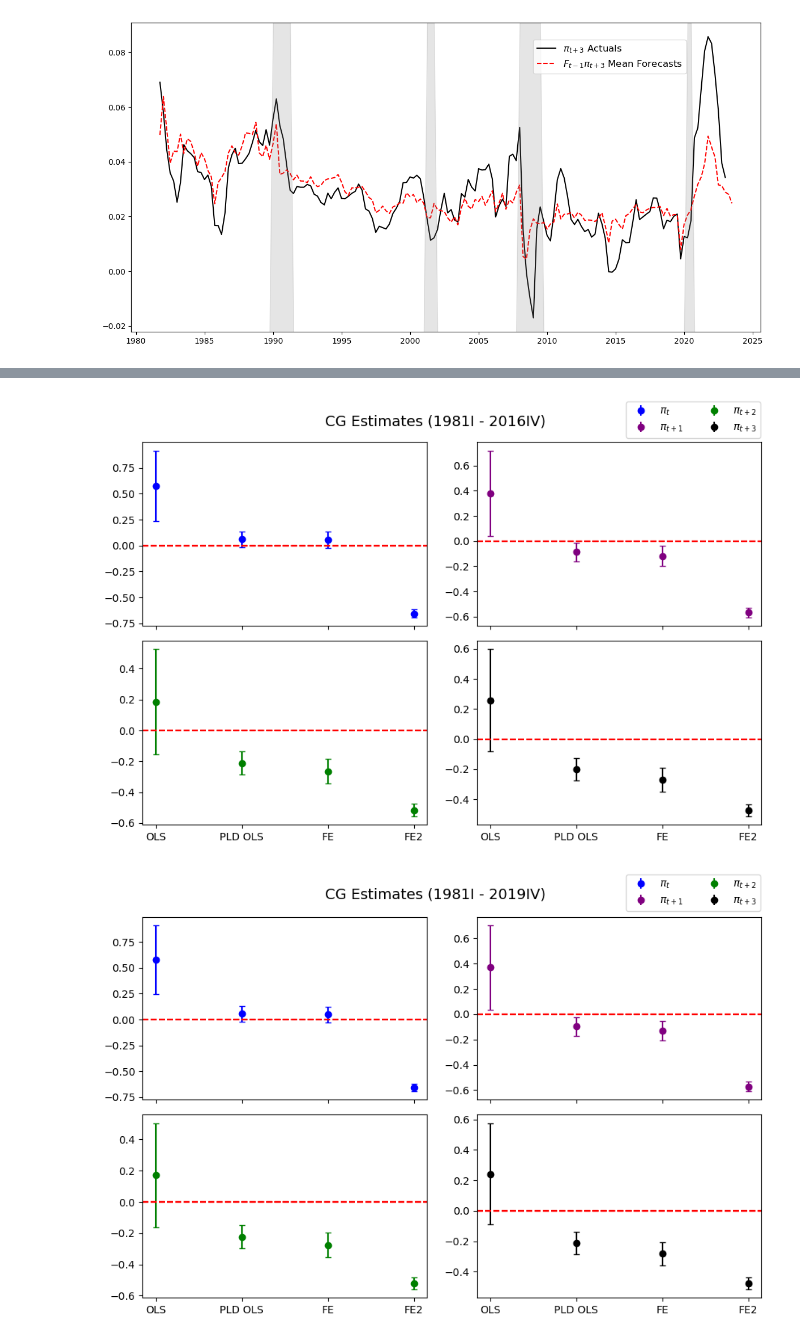
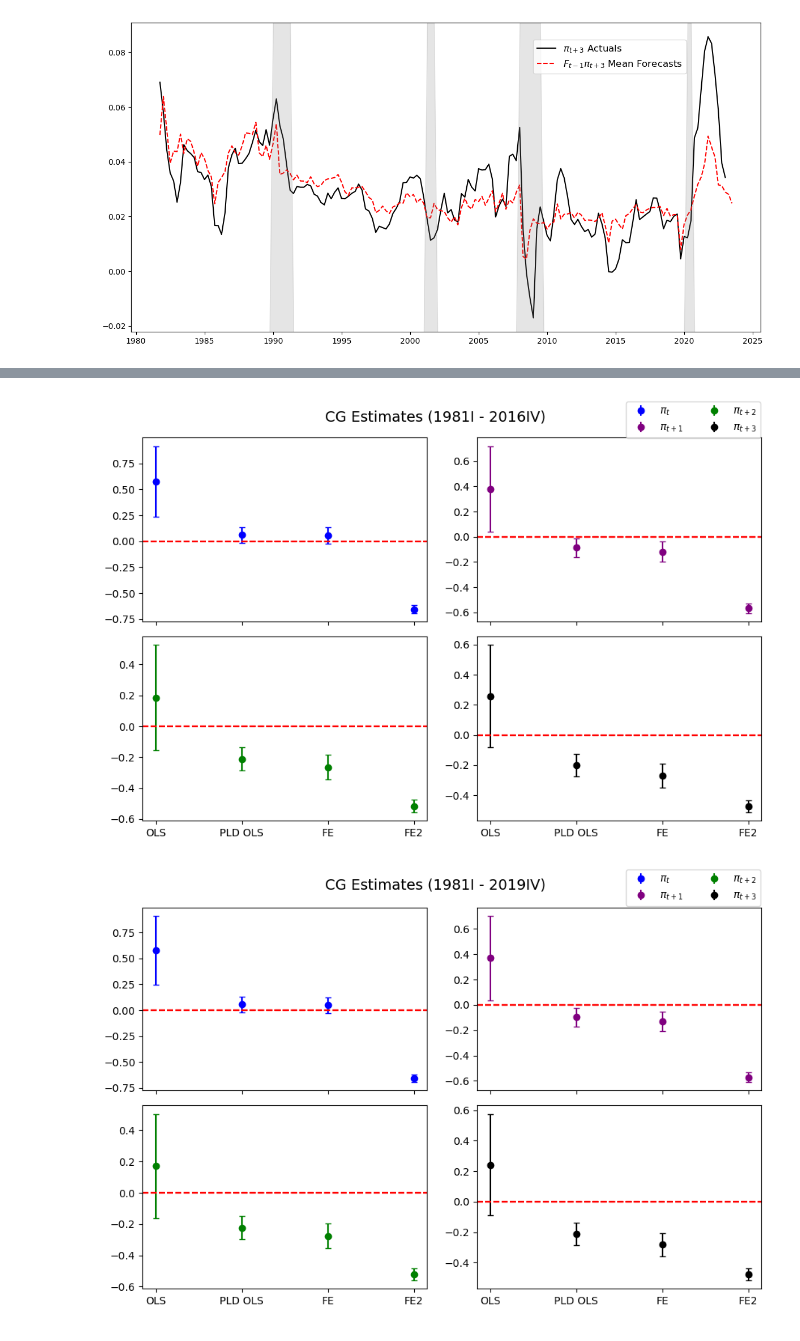
Before and after one commit to calvinmcelvain/expectation_replication, a Jupyter notebook: code/_004plots.ipynb, the cells around one changed output, grey strips where cells are left out. Saved outputs shown, nothing was run; the diff lists cells and outputs as text; code cells hidden in the pictures.

```diff
--- a/code/_004plots.ipynb
+++ b/code/_004plots.ipynb
@@ -169,7 +169,7 @@ def est_plot_quad(date, regs):
    fig.suptitle(f'CG Estimates (1981I - {str(date)[0:4]}IV)', fontsize=14)
    handles = [ax1.errorbar([], [], [], fmt='o', color=color) for color in ['blue', 'purple', 'green', 'black']]
    labels = [r'$\pi_t$', r'$\pi_{t+1}$', r'$\pi_{t+2}$', r'$\pi_{t+3}$']
-   fig.legend(handles, labels, loc='upper right', bbox_to_anchor=(0.76, 0.77, 0.23, 0.25), ncol=2)
+   fig.legend(handles, labels, loc='upper right', bbox_to_anchor=(0.76, 0.76, 0.23, 0.25), ncol=2)
 
    estimates1 = pd.DataFrame({'estimates': [regs[0][0].params[1], regs[1][0].params[1], regs[2][0].params[1], regs[3][0].params[1]]}, index=['OLS', 'PLD OLS', 'FE', 'FE2'])
    estimates2 = pd.DataFrame({'estimates': [regs[0][1].params[1], regs[1][1].params[1], regs[2][1].params[1], regs[3][1].params[1]]}, index=['OLS', 'PLD OLS', 'FE', 'FE2'])
@@ -184,32 +184,32 @@ def est_plot_quad(date, regs):
    for i in estimates1.index:
       ax1.errorbar(f'{i}', estimates1.loc[f'{i}', 'estimates'], errors1[i], capsize=3, fmt='o', color='blue')
       ax1.axhline(0, ls='--', color='red')
    for i in estimates2.index:
       ax2.errorbar(f'{i}', estimates2.loc[f'{i}', 'estimates'], errors1[i], capsize=3, fmt='o', color='purple')
       ax2.axhline(0, ls='--', color='red')
    for i in estimates3.index:
       ax3.errorbar(f'{i}', estimates3.loc[f'{i}', 'estimates'], errors1[i], capsize=3, fmt='o', color='green')
       ax3.axhline(0, ls='--', color='red')
    for i in estimates4.index:
       ax4.errorbar(f'{i}', estimates4.loc[f'{i}', 'estimates'], errors1[i], capsize=3, fmt='o', color='k')
       ax4.axhline(0, ls='--', color='red')
 
    plt.tight_layout()
    plt.show()
    fig.savefig(f'output/figures/estimates_{str(date)[0:4]}_quad.png', dpi=200)
    fig.savefig(f'/Users/fogellmcmuffin/Documents/thesis/drafts/latex_draft/figs_n_tables/estimates_{str(date)[0:4]}_quad.png', dpi=200)
 
 
 est_plot('2016-12-31', regs_2016)
 est_plot('2019-12-31', regs_2019)
 est_plot('2022-12-31', regs_2022)
 
 est_plot_quad('2016-12-31', regs_2016)
 est_plot_quad('2019-12-31', regs_2019)
 est_plot_quad('2022-12-31', regs_2022)
 # %% [output]
 [figure]
 [figure]
 [figure]
-[figure, old version]
+[figure, new version]
-[figure, old version]
+[figure, new version]
```
Also changed, not shown: parts of 2 cells of this notebook, 6 other files.
